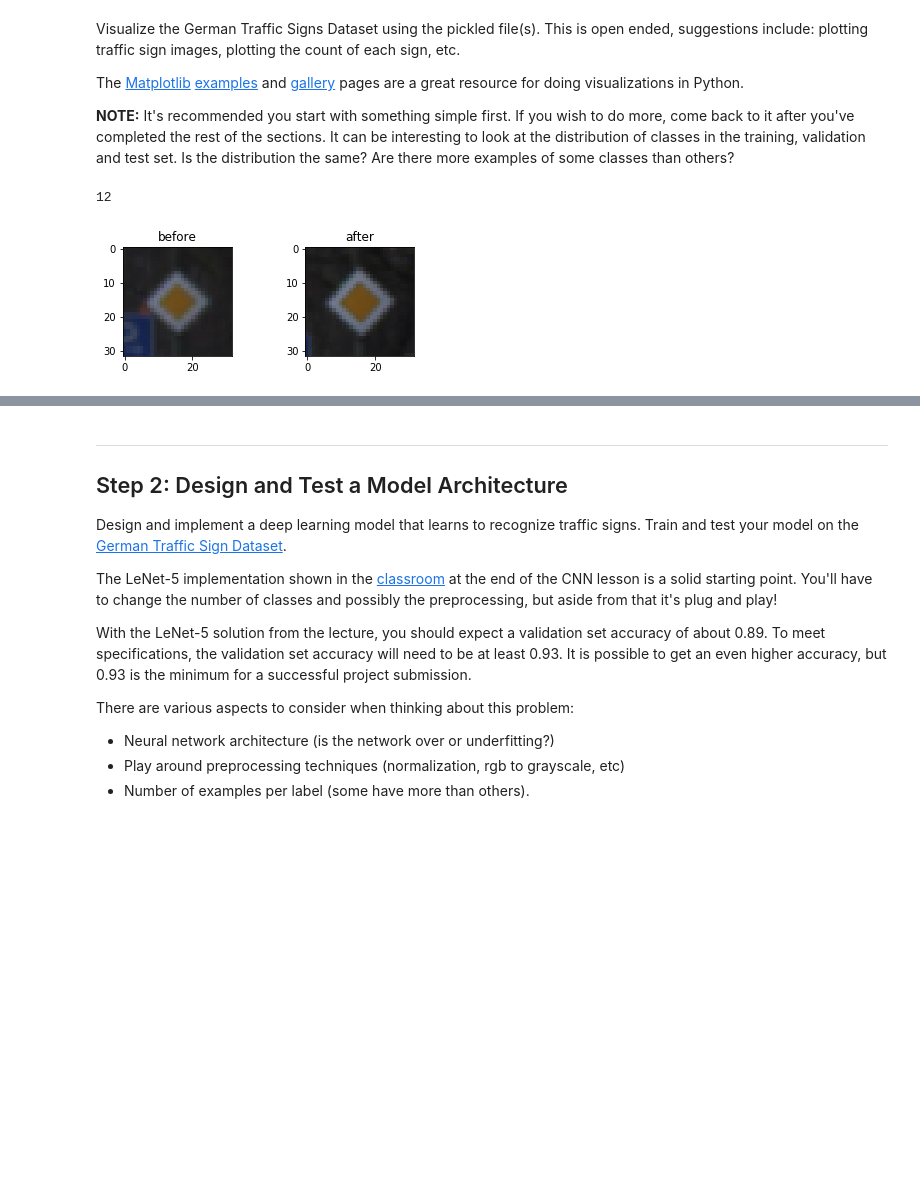
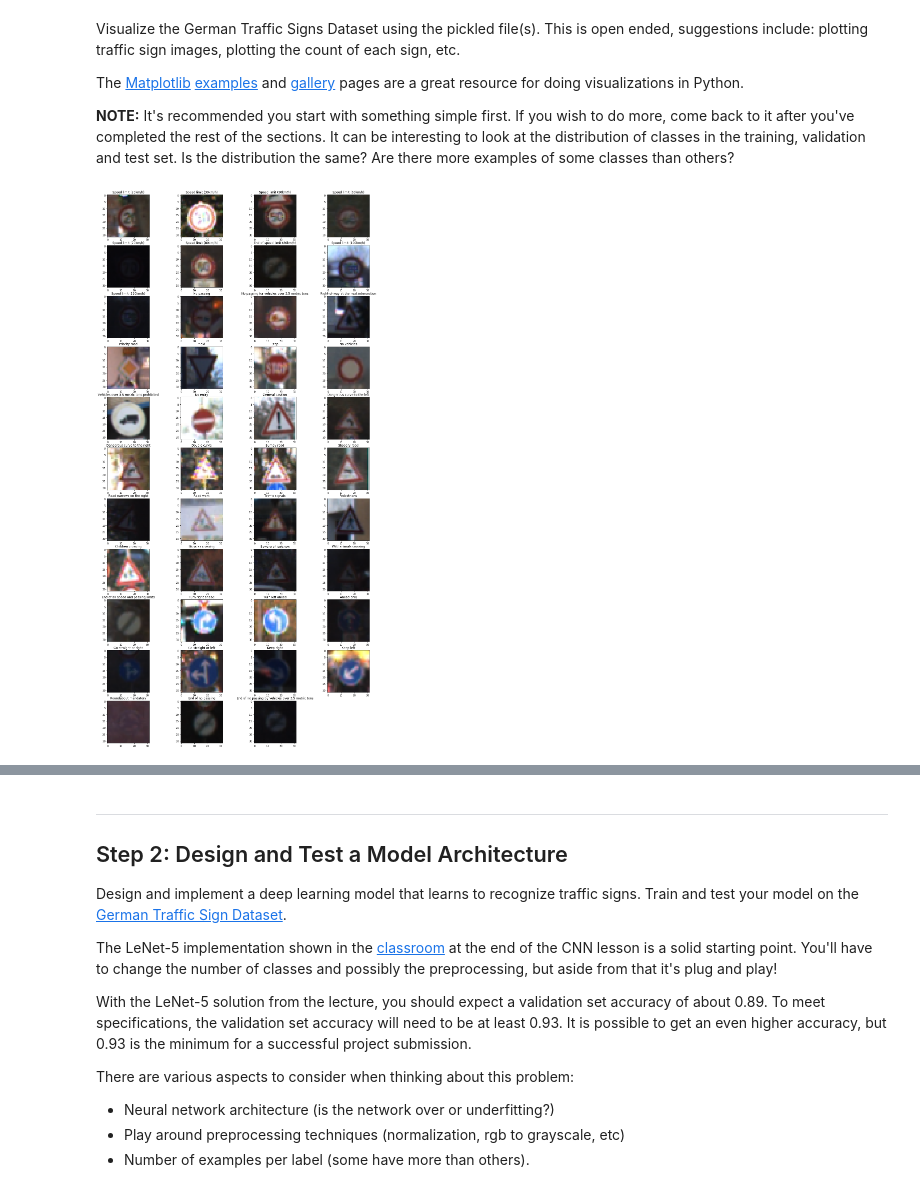
Before and after one commit to lexavtanke/CarND-Traffic-Sign-Classifier-Project, a Jupyter notebook: Traffic_Sign_Classifier.ipynb, the cells around one changed output, grey strips where cells are left out. Drawn from its saved outputs; the diff is of its cells as text; code cells hidden in the pictures; blank space fills up the shorter version.

```diff
--- a/Traffic_Sign_Classifier.ipynb
+++ b/Traffic_Sign_Classifier.ipynb
@@ -107,20 +102,23 @@ The [Matplotlib](http://matplotlib.org/) [examples](http://matplotlib.org/exampl
 import matplotlib.pyplot as plt
 # Visualizations will be shown in the notebook.
 %matplotlib inline
-# %%
-import random
-
-
-index = random.randint(0, len(X_train))
-image = X_train[index].squeeze()
-image2 = X_train[index+10].squeeze()
-# image2 = exposure.equalize_adapthist(image, clip_limit=0.1)
-f, (ax1, ax2) = plt.subplots(1, 2, figsize=(6,2))
-ax1.imshow(image)
-ax1.set_title('before')
-ax2.imshow(image2)
-ax2.set_title('after')
-print(y_train[index])
-# %% [output]
-12
-[figure, removed]
+# %%
+# create list of descriptions
+import csv
+descriptions = []
+with open("signnames.csv", mode="r") as file:
+    reader = csv.DictReader(file, delimiter=',')
+    for row in reader:
+        descriptions.append((row['SignName']))
+# %%
+fig = plt.figure(figsize=(20, 40))
+
+for i in range(n_classes):
+    img_num = np.where(y_valid==i) # return all labels of i class
+    img = X_valid[img_num[0][0]]
+    fig.add_subplot(11, 4, i+1)
+    plt.title(descriptions[i])
+    plt.imshow(img)
+plt.savefig("datasetExamplesImgs.png")
+# %% [output]
+[figure, added]
```
Also changed, not shown: parts of 22 cells of this notebook.
